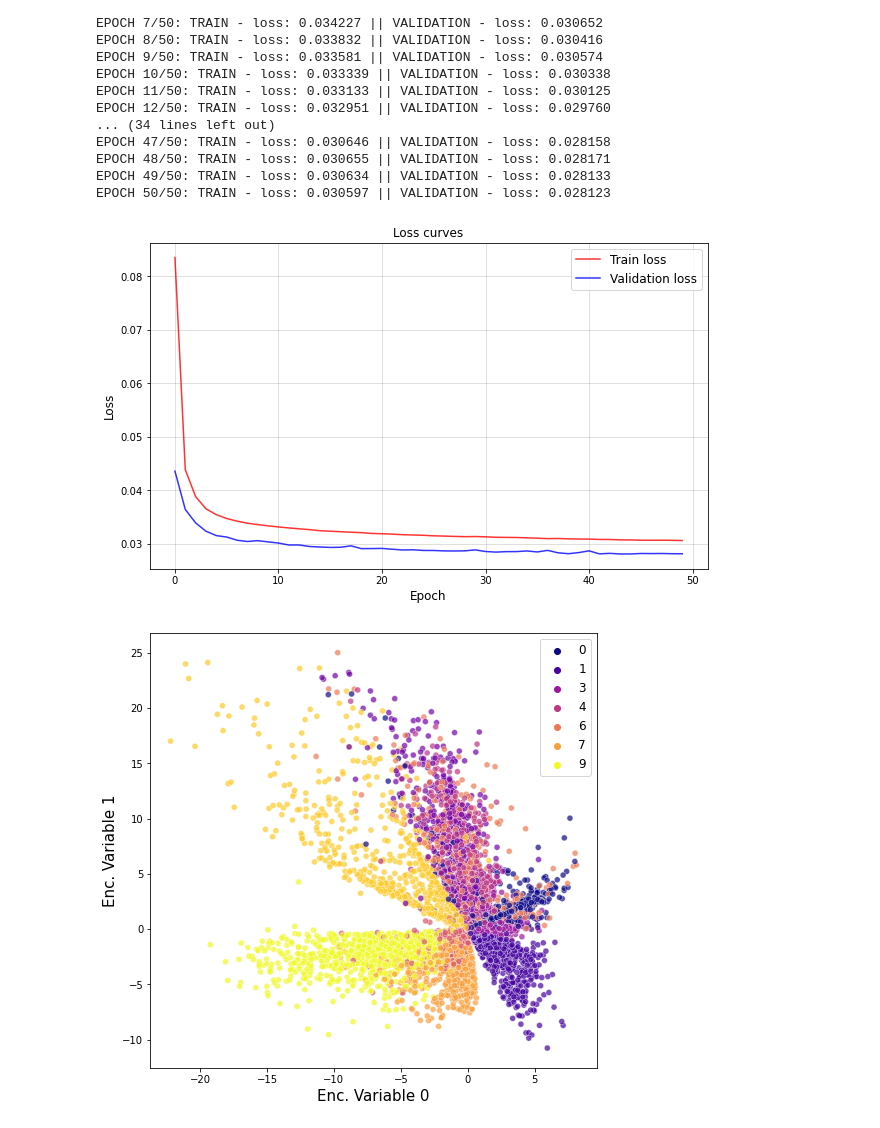
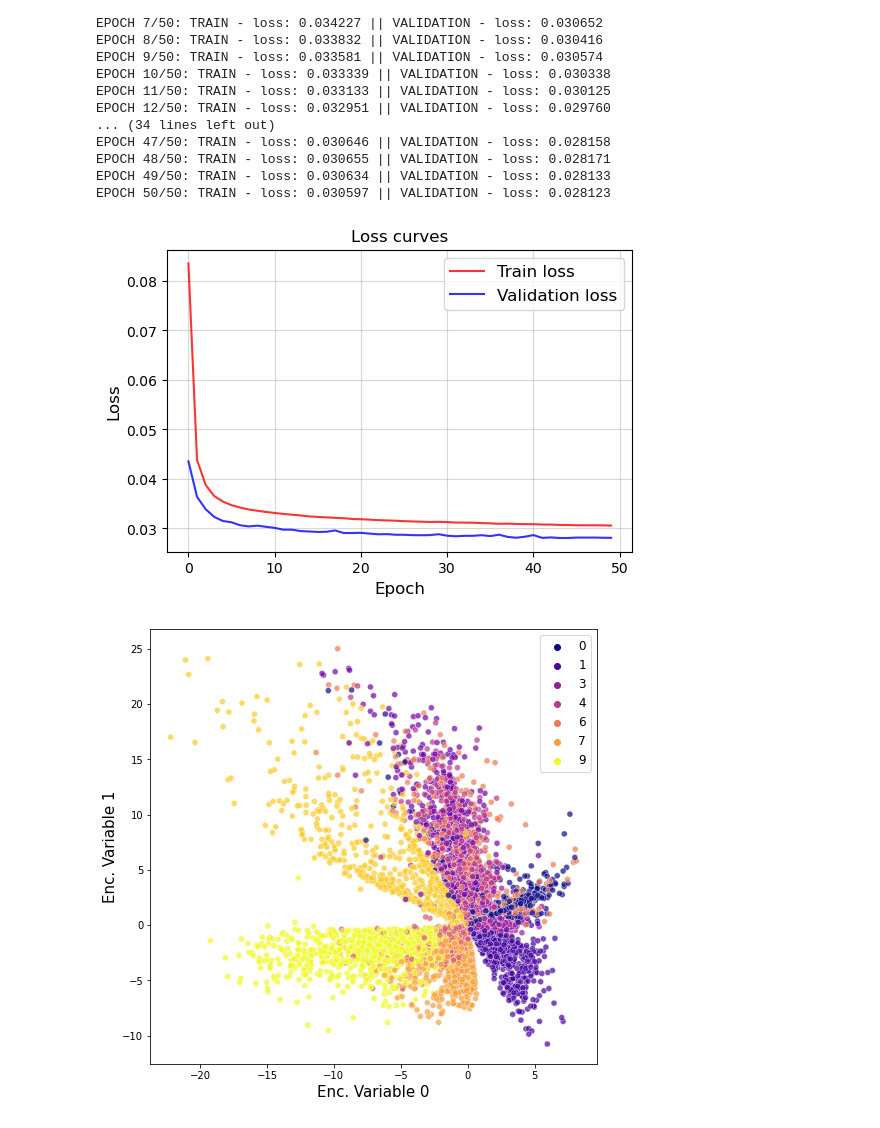
Before and after one commit to rossetl/NNDL, a Jupyter notebook: Homework2/Autoencoder-Rosset_Lorenzo.ipynb, the cells around one changed output. Cells and saved outputs as stored; diff of their text form; code cells hidden in the pictures.

```diff
--- a/Homework2/Autoencoder-Rosset_Lorenzo.ipynb
+++ b/Homework2/Autoencoder-Rosset_Lorenzo.ipynb
@@ -453,17 +451,17 @@ EPOCH 48/50: TRAIN - loss: 0.030655 || VALIDATION - loss: 0.028171
 EPOCH 49/50: TRAIN - loss: 0.030634 || VALIDATION - loss: 0.028133
 EPOCH 50/50: TRAIN - loss: 0.030597 || VALIDATION - loss: 0.028123
 # %%
-plt.figure(figsize=(10,6))
+plt.figure(dpi=100)
 plt.plot(train_log, c='red', label='Train loss', alpha=0.8)
 plt.plot(val_log, c='blue', label='Validation loss', alpha=0.8)
 plt.xlabel('Epoch', size=12)
 plt.ylabel('Loss', size=12)
 plt.legend(fontsize='12')
 plt.title('Loss curves', size=12)
 plt.grid(alpha=0.5)
 #plt.yscale('log')
 # %% [output]
-[figure, old version]
+[figure, new version]
 # %%
 ### Get the encoded representation of the test samples
 encoded_samples = []
```
Also changed, not shown: parts of 20 cells of this notebook, 11 other files.
